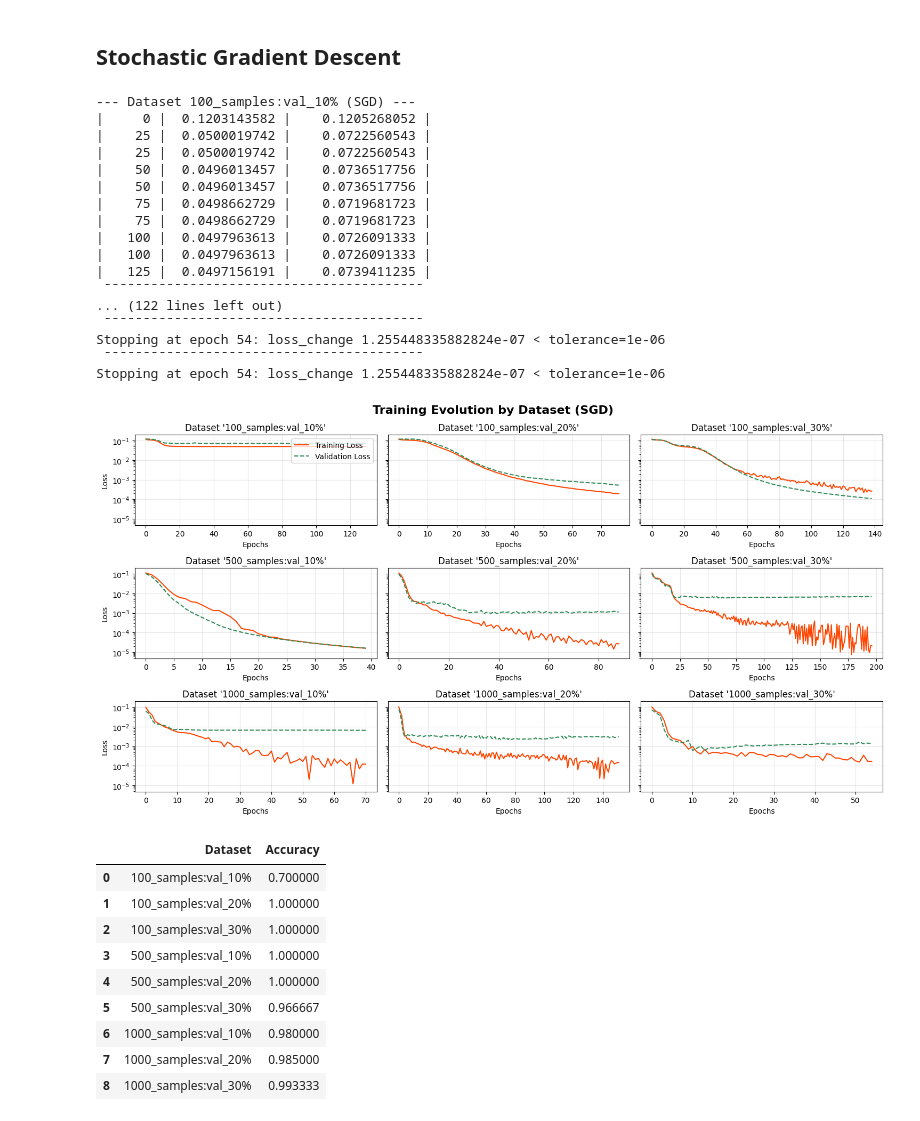
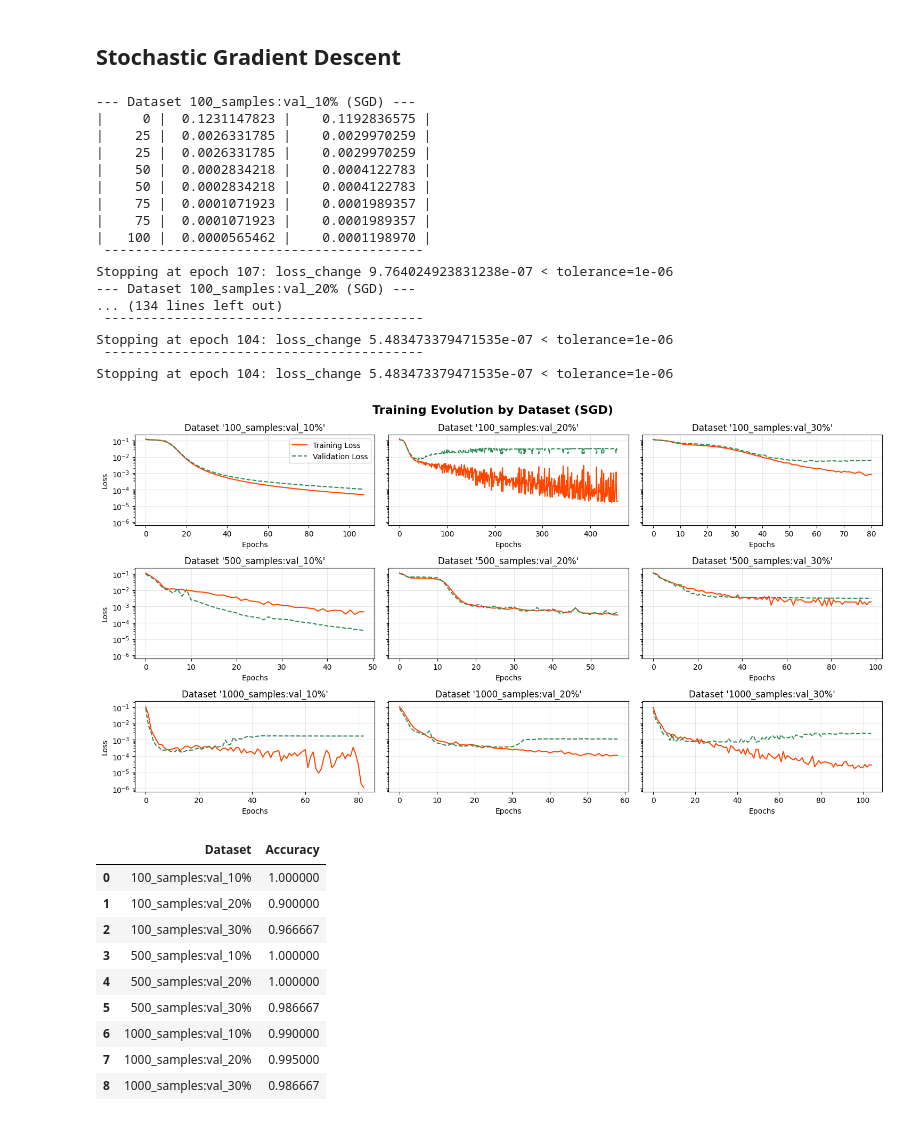
Before and after one commit to elepad-org/mlp, a Jupyter notebook: model/notebook.ipynb, the cells around one changed output. Drawn from its saved outputs; the diff is of its cells as text; code cells hidden in the pictures.

Commit message:
global seed for

```diff
--- a/model/notebook.ipynb
+++ b/model/notebook.ipynb
@@ -30,6 +30,13 @@ SEED = 42
 RNG = np.random.default_rng(SEED)
 
 CLASSES = ["b", "d", "f"]
+
+
+def reset_rng():
+    """Reset the global RNG to ensure reproducibility across multiple runs."""
+    global RNG
+    RNG = np.random.default_rng(SEED)
+
 
 # fmt: off
 # Define the 10x10 patterns for 'b', 'd', and 'f' as a 1D array
@@ -786,6 +809,9 @@ def train_datasets(
     Returns:
         list of TrainingResults.
     """
+    # Reset RNG before training for reproducibility
+    reset_rng()
+
     train_kwargs = train_kwargs
     results: list[TrainingResult] = []
 
@@ -1312,6 +1341,9 @@ Final learning rate: 0.08007313507497958
 # %%
 def train_with_sgd(datasets, mlp_factory, batch_size=1, shuffle=True, tolerance=1e-6):
     """Train MLPs using SGD: shuffle training order each epoch and perform sample updates."""
+    # Reset RNG before training for reproducibility
+    reset_rng()
+
     results = []
     for key, (train_df, val_df) in datasets.items():
         print(f"--- Dataset {key} (SGD) ---")
@@ -1366,56 +1398,56 @@ def train_with_sgd(datasets, mlp_factory, batch_size=1, shuffle=True, tolerance=
 
             prev_avg_loss = avg_loss
             epoch += 1
 
         results.append({
             'dataset_name': key,
             'mlp': mlp,
             'epochs': range(len(train_losses)),
             'train_losses': train_losses,
             'val_losses': val_losses,
         })
 
     return results
 
 # parametros
 results_sgd = train_with_sgd(
     datasets,
     lambda: MLP2((100, 10, 5, 3), "sigmoid", 0.1, 0.1),
     batch_size=1,
     shuffle=True,
     tolerance=1e-6,
 )
 
 plot_training_evolution(results_sgd, title="Training Evolution by Dataset (SGD)")
 compute_validation_accuracies(results_sgd, datasets)
 # %% [output]
 --- Dataset 100_samples:val_10% (SGD) ---
-|     0 |  0.1203143582 |    0.1205268052 |
-|    25 |  0.0500019742 |    0.0722560543 |
-|    25 |  0.0500019742 |    0.0722560543 |
-|    50 |  0.0496013457 |    0.0736517756 |
-|    50 |  0.0496013457 |    0.0736517756 |
-|    75 |  0.0498662729 |    0.0719681723 |
-|    75 |  0.0498662729 |    0.0719681723 |
-|   100 |  0.0497963613 |    0.0726091333 |
-|   100 |  0.0497963613 |    0.0726091333 |
-|   125 |  0.0497156191 |    0.0739411235 |
+|     0 |  0.1231147823 |    0.1192836575 |
+|    25 |  0.0026331785 |    0.0029970259 |
+|    25 |  0.0026331785 |    0.0029970259 |
+|    50 |  0.0002834218 |    0.0004122783 |
+|    50 |  0.0002834218 |    0.0004122783 |
+|    75 |  0.0001071923 |    0.0001989357 |
+|    75 |  0.0001071923 |    0.0001989357 |
+|   100 |  0.0000565462 |    0.0001198970 |
  ¯¯¯¯¯¯¯¯¯¯¯¯¯¯¯¯¯¯¯¯¯¯¯¯¯¯¯¯¯¯¯¯¯¯¯¯¯¯¯¯¯
-... (122 lines left out)
+Stopping at epoch 107: loss_change 9.764024923831238e-07 < tolerance=1e-06
+--- Dataset 100_samples:val_20% (SGD) ---
+... (134 lines left out)
  ¯¯¯¯¯¯¯¯¯¯¯¯¯¯¯¯¯¯¯¯¯¯¯¯¯¯¯¯¯¯¯¯¯¯¯¯¯¯¯¯¯
-Stopping at epoch 54: loss_change 1.255448335882824e-07 < tolerance=1e-06
+Stopping at epoch 104: loss_change 5.483473379471535e-07 < tolerance=1e-06
  ¯¯¯¯¯¯¯¯¯¯¯¯¯¯¯¯¯¯¯¯¯¯¯¯¯¯¯¯¯¯¯¯¯¯¯¯¯¯¯¯¯
-Stopping at epoch 54: loss_change 1.255448335882824e-07 < tolerance=1e-06
+Stopping at epoch 104: loss_change 5.483473379471535e-07 < tolerance=1e-06
-[figure, old version]
+[figure, new version]
 |  | Dataset | Accuracy |
-| 0 | 100_samples:val_10% | 0.700000 |
-| 1 | 100_samples:val_20% | 1.000000 |
-| 2 | 100_samples:val_30% | 1.000000 |
+| 0 | 100_samples:val_10% | 1.000000 |
+| 1 | 100_samples:val_20% | 0.900000 |
+| 2 | 100_samples:val_30% | 0.966667 |
 | 3 | 500_samples:val_10% | 1.000000 |
 | 4 | 500_samples:val_20% | 1.000000 |
-| 5 | 500_samples:val_30% | 0.966667 |
-| 6 | 1000_samples:val_10% | 0.980000 |
-| 7 | 1000_samples:val_20% | 0.985000 |
-| 8 | 1000_samples:val_30% | 0.993333 |
+| 5 | 500_samples:val_30% | 0.986667 |
+| 6 | 1000_samples:val_10% | 0.990000 |
+| 7 | 1000_samples:val_20% | 0.995000 |
+| 8 | 1000_samples:val_30% | 0.986667 |
 # %% [markdown]
 ## SGD por batches + Learning Rate Variable
```
Also changed, not shown: parts of 11 cells of this notebook.
